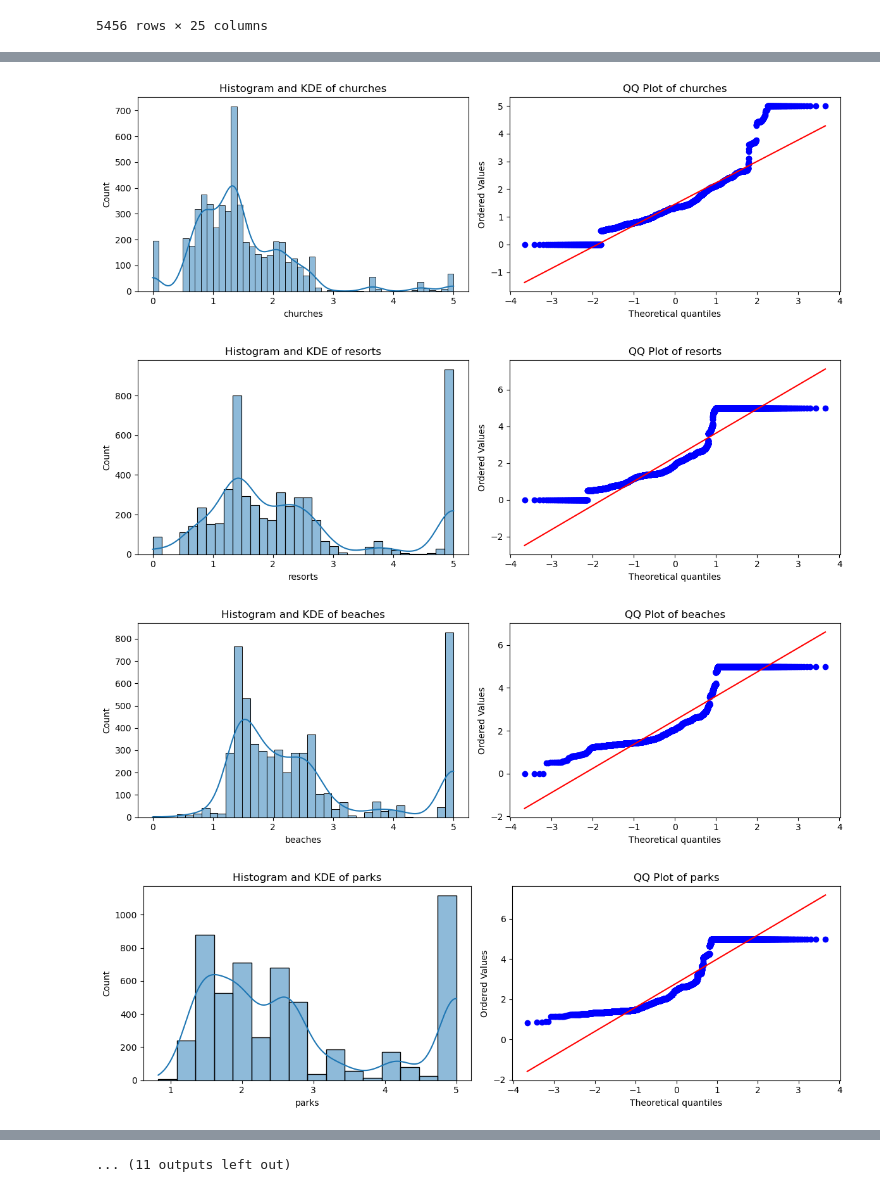
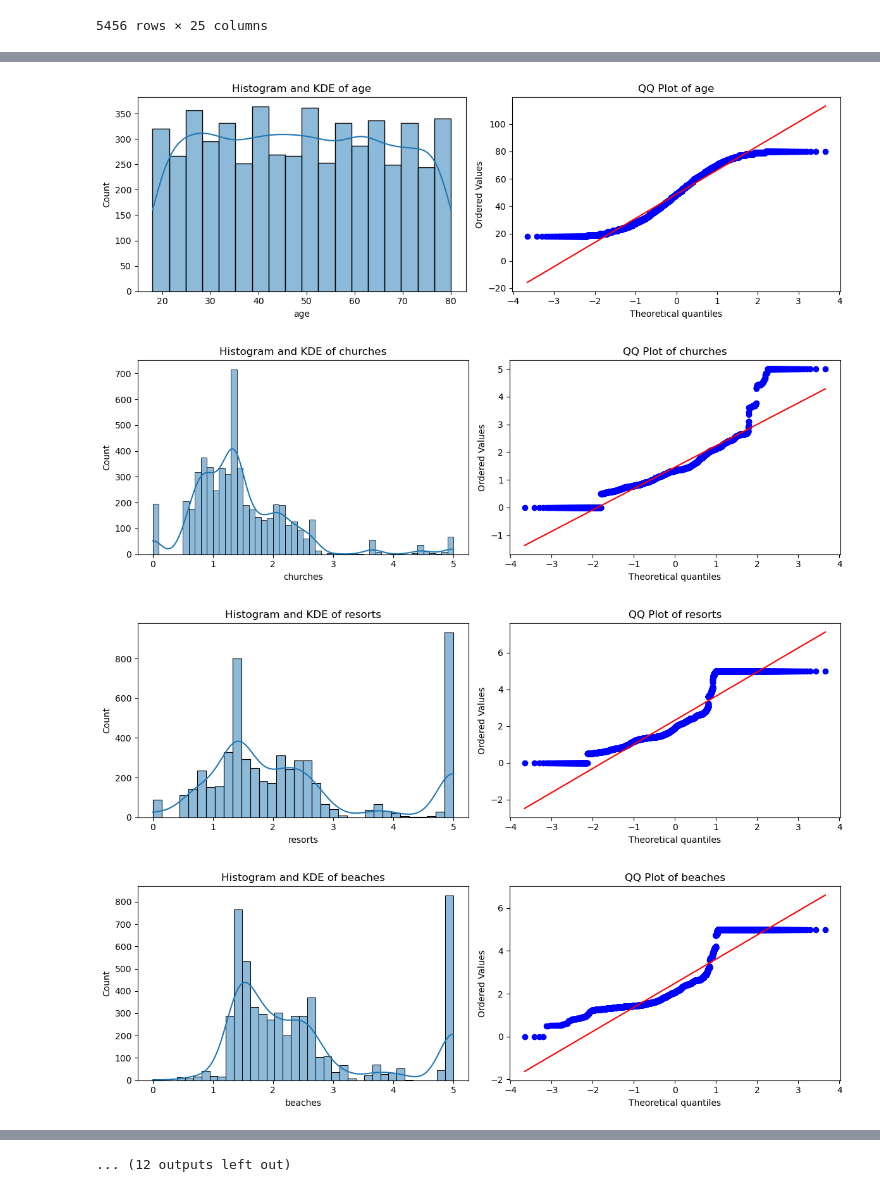
Before and after one commit to BPALAN-USD/AAI_500_GROUP_12, a Jupyter notebook: TravelReviews.ipynb, the cells around one changed output, grey strips where cells are left out. Saved outputs shown, nothing was run; the diff lists cells and outputs as text; code cells hidden in the pictures.

Commit message:
Combined User Demographics with User Reviews

```diff
--- a/TravelReviews.ipynb
+++ b/TravelReviews.ipynb
@@ -64,3 +64,6 @@ display(df_travel_review_ratings)
 | 5454 | User 5455 | 0.95 | 4.05 | 4.05 | 2.81 | 2.79 | 2.44 | 1.76 | 1.03 | 1.74 | ... |
 | 5455 | User 5456 | 0.95 | 4.07 | 5.00 | 2.82 | 2.80 | 2.57 | 2.42 | 1.02 | 1.74 | ... |
 5456 rows × 25 columns
+# %%
+df_user_demographics = pd.read_csv('fake_users.csv', sep=',')
+display(df_user_demographics)
@@ -66,0 +84,3 @@ display(df_travel_review_ratings)
+# %%
+df_user_travel_reviews = pd.merge(df_user_demographics, df_travel_review_ratings, on='userid', how='inner')
+display(df_user_travel_reviews)
@@ -85,21 +119,21 @@ display(df_travel_review_ratings.describe(include='all'))
 # %%
 ## Print the distribution of the Data
 
-for col in df_travel_review_ratings.select_dtypes(include=['float64', 'int64']).columns:
+for col in df_user_travel_reviews.select_dtypes(include=['float64', 'int64']).columns:
     plt.figure(figsize=(12, 4))
 
     plt.subplot(1, 2, 1)
-    sns.histplot(df_travel_review_ratings[col], kde=True)
+    sns.histplot(df_user_travel_reviews[col], kde=True)
     plt.title(f'Histogram and KDE of {col}')
 
     plt.subplot(1, 2, 2)
-    stats.probplot(df_travel_review_ratings[col].dropna(), dist="norm", plot=plt)
+    stats.probplot(df_user_travel_reviews[col].dropna(), dist="norm", plot=plt)
     plt.title(f'QQ Plot of {col}')
 
     plt.tight_layout()
     plt.show()
 # %% [output]
-[figure, old version]
+[figure, new version]
-[figure, old version]
+[figure, new version]
-[figure, old version]
+[figure, new version]
-[figure, old version]
+[figure, new version]
@@ -114,4 +148,4 @@ for col in df_travel_review_ratings.select_dtypes(include=['float64', 'int64']).
-... (11 outputs left out)
+... (12 outputs left out)
 # %%
 from scipy.stats import shapiro, anderson, kstest
 
```
Also changed, not shown: parts of 6 cells of this notebook.
